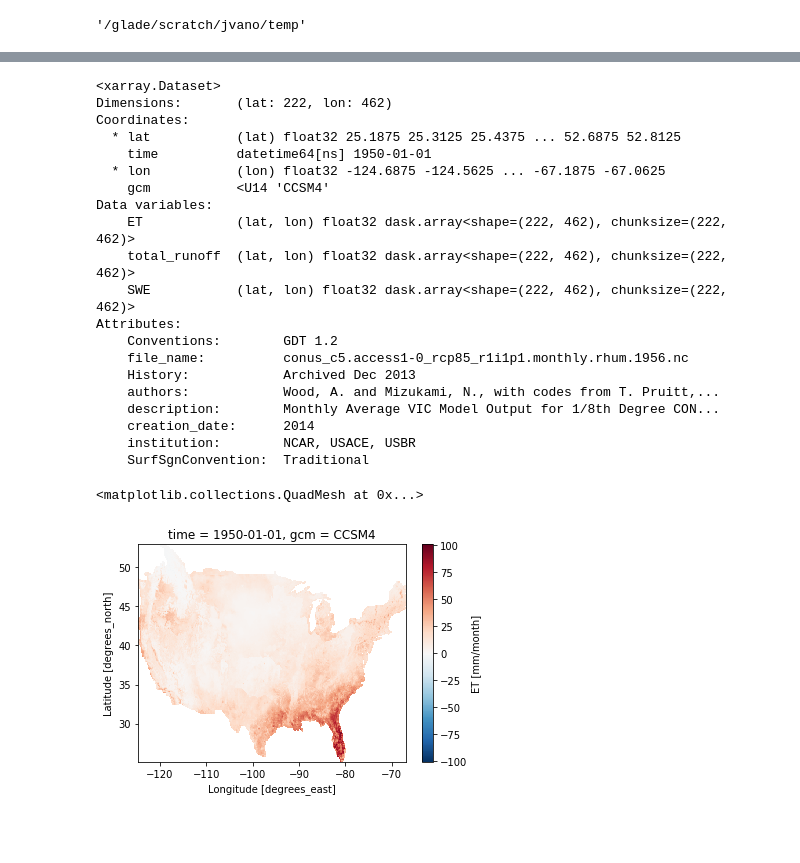
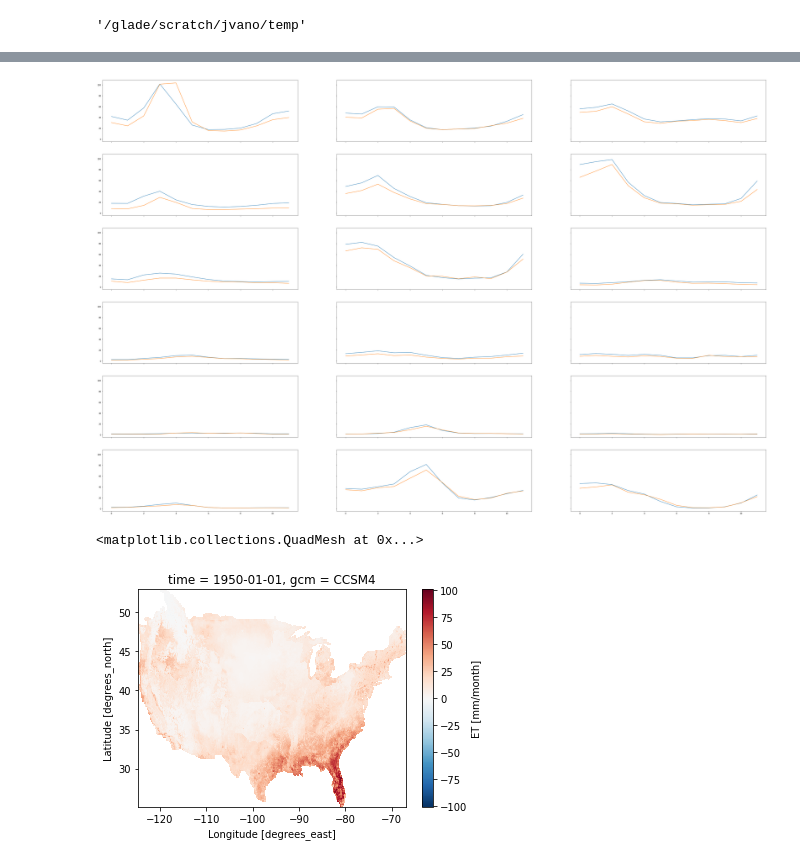
Before and after one commit to nmizukami/LOCA_Downscaling_Analysis, a Jupyter notebook: notebooks/huc_jav.ipynb, the cells around one changed output, grey strips where cells are left out. Saved outputs shown, nothing was run; the diff lists cells and outputs as text; code cells hidden in the pictures; blank space fills up the shorter version.

```diff
--- a/notebooks/huc_jav.ipynb
+++ b/notebooks/huc_jav.ipynb
@@ -92,27 +184,24 @@ Attributes:
+# %%
+#OLDER
+
+fig, axes = plt.subplots(ncols=3, nrows=6, sharex=True, sharey=True, figsize=(60, 40), squeeze=False)
+
+lookup = gdf
+staid = []
+# display (data_by_huc)
+
+
+# for i, (staid, row) in enumerate(lookup.iterrows()):
+for i, (staid, row) in enumerate(lookup.iterrows()):
+    plt.sca(axes.flat[i])
+    plt.plot(data_by_huc['bcsd']['total_runoff'].isel(region=i).mean('gcm'))
+    plt.plot(data_by_huc['loca']['total_runoff'].isel(region=i).mean('gcm'))  #best to do this calculation elsewhere? (moved up, see fig above)
+
+# fig.savefig(f'/glade/u/home/jvano/workdir/loca_figs/huc{key}.png', bbox_inches='tight', dpi=100)
+# %% [output]
+[figure, added]
 # %%
-# airtemps = hist_data['bcsd'].isel(time=0, gcm=1)
-# display(airtemps)
-# hist_data['bcsd']['ET'].isel(time=0, gcm=1).plot()
+hist_data['bcsd']['ET'].isel(time=0, gcm=1).plot()
 # %% [output]
-<xarray.Dataset>
-Dimensions:       (lat: 222, lon: 462)
-Coordinates:
-  * lat           (lat) float32 25.1875 25.3125 25.4375 ... 52.6875 52.8125
-    time          datetime64[ns] 1950-01-01
-  * lon           (lon) float32 -124.6875 -124.5625 ... -67.1875 -67.0625
-    gcm           <U14 'CCSM4'
-Data variables:
-    ET            (lat, lon) float32 dask.array<shape=(222, 462), chunksize=(222, 462)>
-    total_runoff  (lat, lon) float32 dask.array<shape=(222, 462), chunksize=(222, 462)>
-    SWE           (lat, lon) float32 dask.array<shape=(222, 462), chunksize=(222, 462)>
-Attributes:
-    Conventions:        GDT 1.2
-    file_name:          conus_c5.access1-0_rcp85_r1i1p1.monthly.rhum.1956.nc
-    History:            Archived Dec 2013
-    authors:            Wood, A. and Mizukami, N., with codes from T. Pruitt,...
-    description:        Monthly Average VIC Model Output for 1/8th Degree CON...
-    creation_date:      2014
-    institution:        NCAR, USACE, USBR
-    SurfSgnConvention:  Traditional
+<matplotlib.collections.QuadMesh at 0x...>
-<matplotlib.collections.QuadMesh at 0x...>
 [figure]
```
Also changed, not shown: parts of 19 cells of this notebook, 6 other files.
